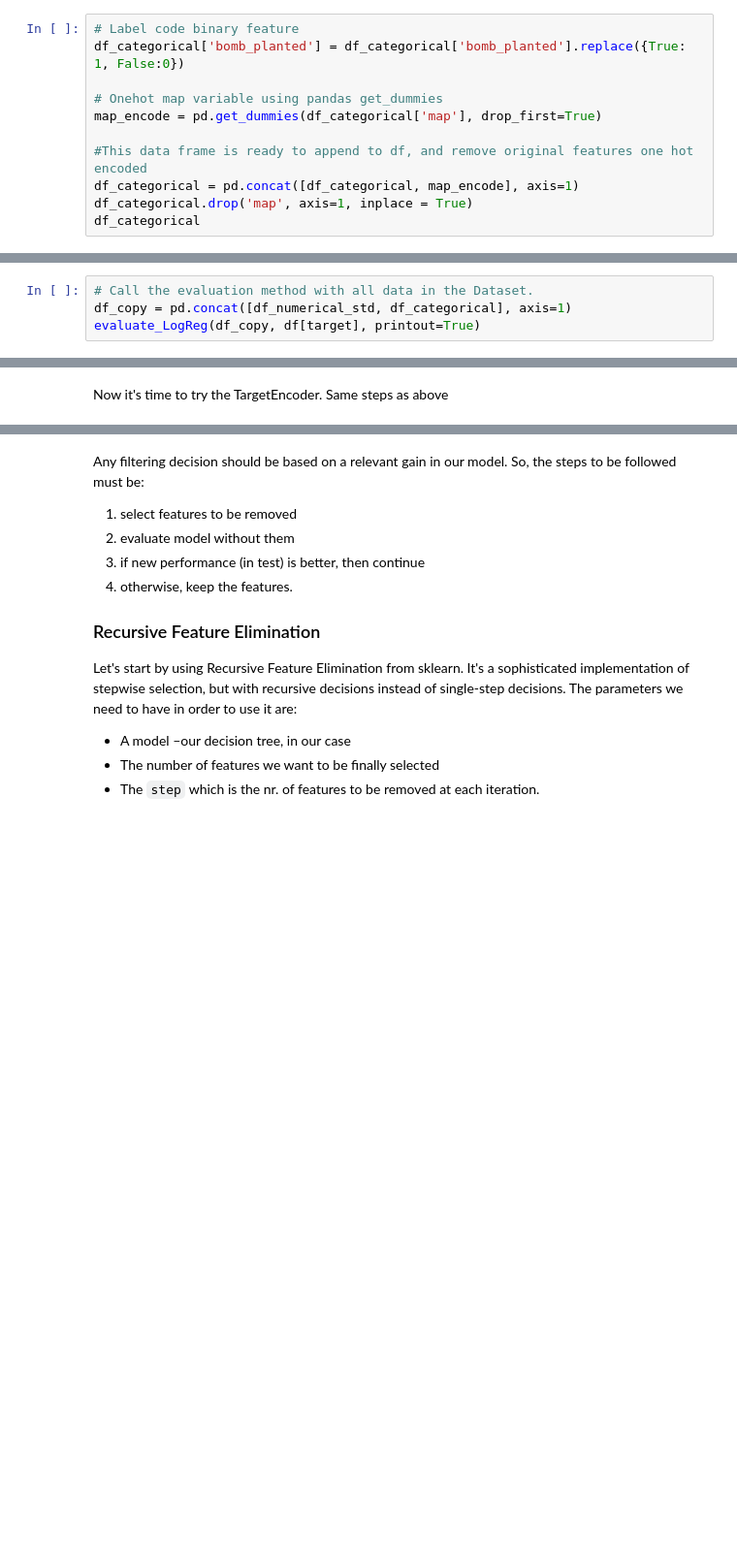
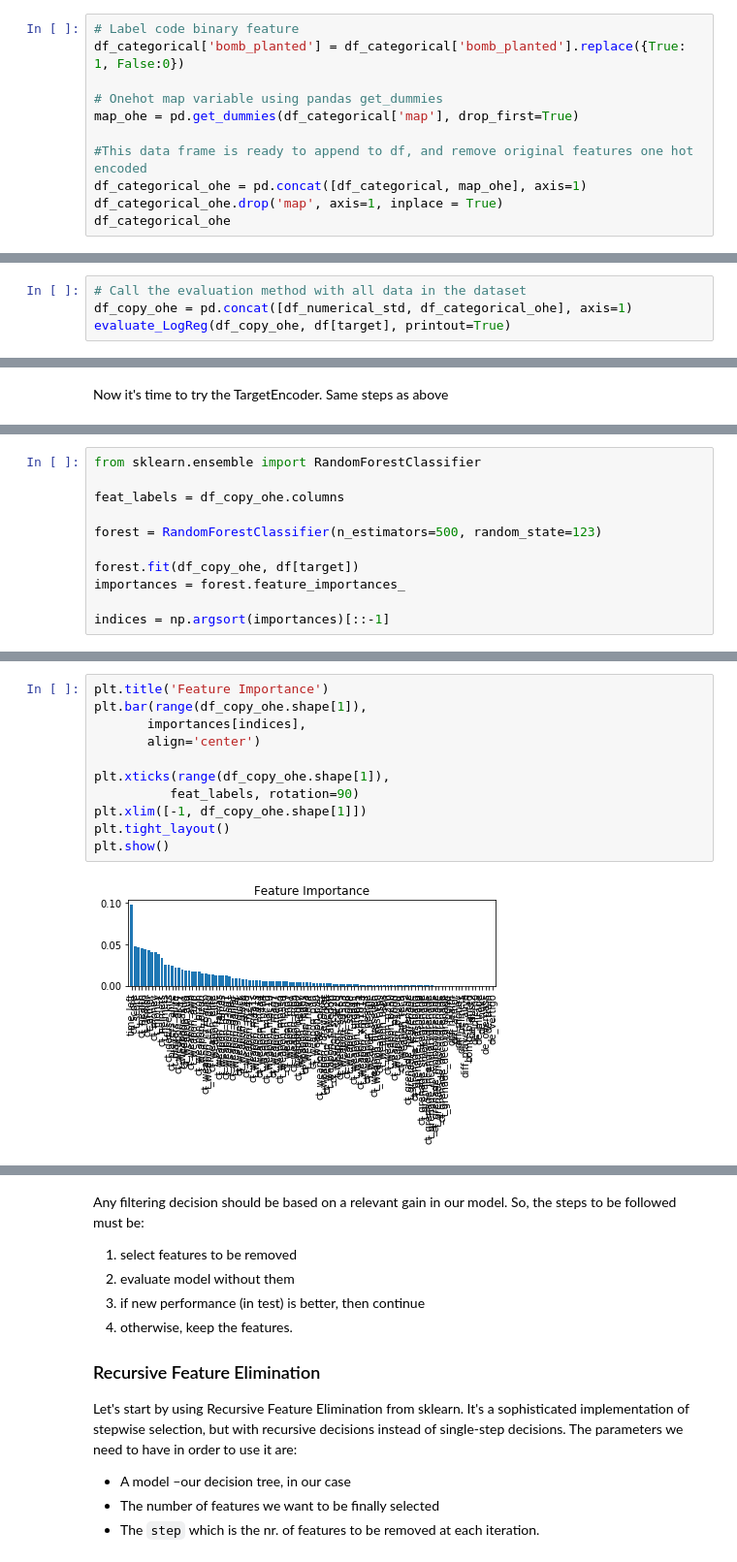
Before and after one commit to jacksomeone-92/ML2_Group_B, a Jupyter notebook: GroupB_CounterStrikeGO.ipynb, the cells around one changed output, grey strips where cells are left out. Shown: that part at 97% size. Drawn from its saved outputs; the diff is of its cells as text; blank space fills up the shorter version.

Commit message:
Feature importance and selection

```diff
--- a/GroupB_CounterStrikeGO.ipynb
+++ b/GroupB_CounterStrikeGO.ipynb
@@ -602,9 +456,9 @@ Now, we will try to onehot our categoricals to apply the LogisticRegression to a
 df_categorical['bomb_planted'] = df_categorical['bomb_planted'].replace({True: 1, False:0})
 
 # Onehot map variable using pandas get_dummies
-map_encode = pd.get_dummies(df_categorical['map'], drop_first=True)
+map_ohe = pd.get_dummies(df_categorical['map'], drop_first=True)
 
 #This data frame is ready to append to df, and remove original features one hot encoded
-df_categorical = pd.concat([df_categorical, map_encode], axis=1)
-df_categorical.drop('map', axis=1, inplace = True)
-df_categorical
+df_categorical_ohe = pd.concat([df_categorical, map_ohe], axis=1)
+df_categorical_ohe.drop('map', axis=1, inplace = True)
+df_categorical_ohe
@@ -611,4 +483,4 @@ df_categorical
 # %%
-# Call the evaluation method with all data in the Dataset.
-df_copy = pd.concat([df_numerical_std, df_categorical], axis=1)
-evaluate_LogReg(df_copy, df[target], printout=True)
+# Call the evaluation method with all data in the dataset
+df_copy_ohe = pd.concat([df_numerical_std, df_categorical_ohe], axis=1)
+evaluate_LogReg(df_copy_ohe, df[target], printout=True)
@@ -853,0 +729,11 @@ data.plot_covariance()
+# %%
+from sklearn.ensemble import RandomForestClassifier
+
+feat_labels = df_copy_ohe.columns
+
+forest = RandomForestClassifier(n_estimators=500, random_state=123)
+
+forest.fit(df_copy_ohe, df[target])
+importances = forest.feature_importances_
+
+indices = np.argsort(importances)[::-1]
@@ -853,0 +763,13 @@ data.plot_covariance()
+# %%
+plt.title('Feature Importance')
+plt.bar(range(df_copy_ohe.shape[1]),
+       importances[indices],
+       align='center')
+
+plt.xticks(range(df_copy_ohe.shape[1]),
+          feat_labels, rotation=90)
+plt.xlim([-1, df_copy_ohe.shape[1]])
+plt.tight_layout()
+plt.show()
+# %% [output]
+[figure, added]
```
Also changed, not shown: parts of 65 cells of this notebook.
